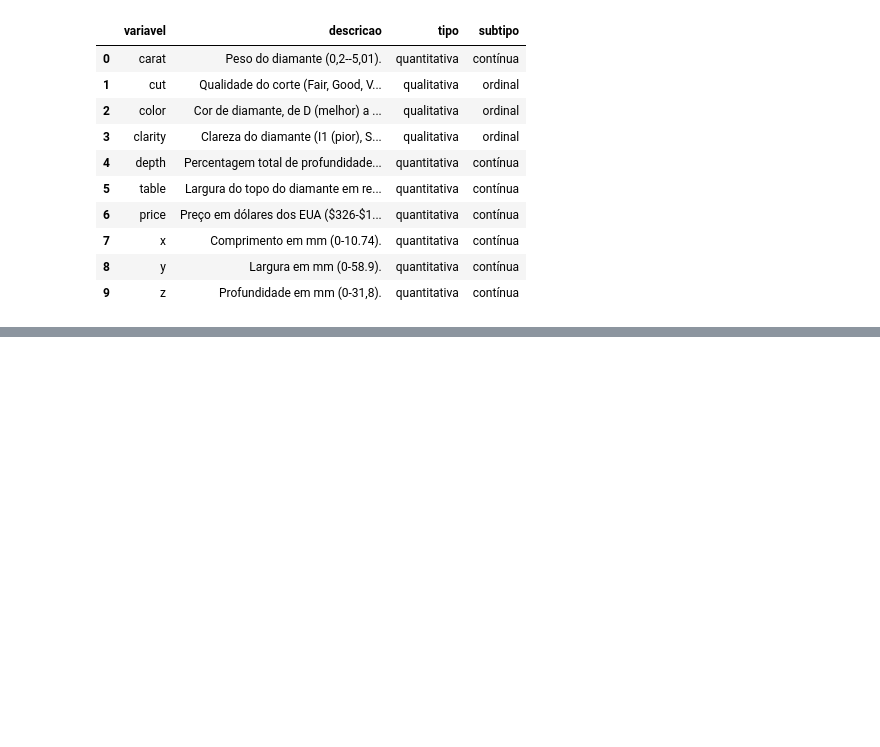
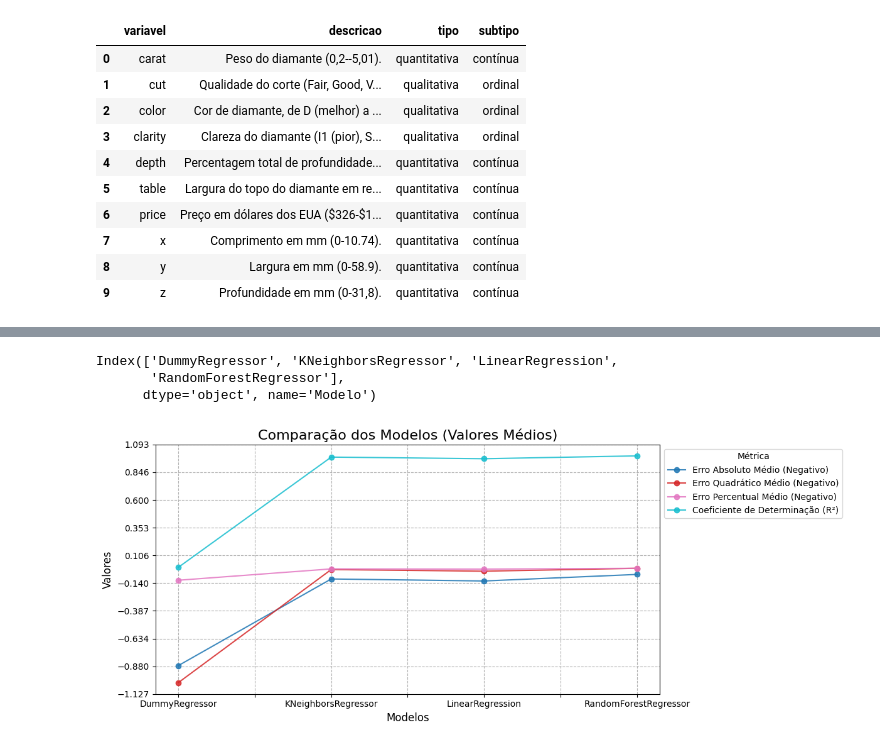
Before and after one commit to laayrd/avanti-bootcamp-cdd, a Jupyter notebook: notebooks/02-comparative_analysis.ipynb, the cells around one changed output, grey strips where cells are left out. Cells and saved outputs as stored; diff of their text form; code cells hidden in the pictures; blank space fills up the shorter version.

Commit message:
feat: Analise Comparativa de Modelos (#8)

```diff
--- a/notebooks/02-comparative_analysis.ipynb
+++ b/notebooks/02-comparative_analysis.ipynb
@@ -59,0 +135,11 @@ preprocessor = ColumnTransformer([
+# %%
+modelos = [DummyRegressor(strategy="mean"), LinearRegression(), KNeighborsRegressor(n_neighbors=5), RandomForestRegressor(n_estimators=100, random_state=42)]
+# %%
+metricas = [
+    'neg_mean_absolute_error',
+    'neg_mean_squared_error',
+    'neg_mean_absolute_percentage_error',
+    'r2',
+]
+
+monte_carlo = ShuffleSplit(n_splits=10, test_size=.2, random_state=42)
@@ -59,0 +174,13 @@ preprocessor = ColumnTransformer([
+# %%
+# Renomear colunas
+results_total = results_total.rename(
+    columns={
+        "fit_time": "Tempo de Treinamento",
+        "score_time": "Tempo de Avaliação",
+        "test_neg_mean_absolute_error": "Erro Absoluto Médio (Negativo)",
+        "test_neg_mean_squared_error": "Erro Quadrático Médio (Negativo)",
+        "test_neg_mean_absolute_percentage_error": "Erro Percentual Médio (Negativo)",
+        "test_r2": "Coeficiente de Determinação (R²)",
+        "Modelo": "Modelo"
+    }
+)
@@ -59,0 +203,26 @@ preprocessor = ColumnTransformer([
+# %%
+resultado_agregado = results_total.groupby('Modelo').agg(['mean', 'std']).T
+resultado_agregado.columns
+# %% [output]
+Index(['DummyRegressor', 'KNeighborsRegressor', 'LinearRegression',
+       'RandomForestRegressor'],
+      dtype='object', name='Modelo')
+# %%
+resultado_agregado_mean = resultado_agregado.xs('mean', level=1, axis=0).drop(index=['Tempo de Treinamento', 'Tempo de Avaliação'])
+
+fig, ax = plt.subplots(figsize=(12, 5))
+resultado_agregado_mean.T.plot(kind='line', marker='o', ax=ax, cmap='tab10', alpha=0.85)
+
+ax.set_title("Comparação dos Modelos (Valores Médios)", fontsize=16)
+ax.set_ylabel("Valores", fontsize=12)
+ax.set_xlabel("Modelos", fontsize=12)
+ax.legend(title="Métrica", bbox_to_anchor=(1, 1), loc='upper left')
+plt.grid(True, linestyle='--', alpha=1)
+plt.tight_layout()
+
+y_min, y_max = ax.get_ylim()
+ax.set_yticks(np.linspace(y_min, y_max, num=10))
+
+plt.show()
+# %% [output]
+[figure, added]
```
Also changed, not shown: parts of 29 cells of this notebook.
